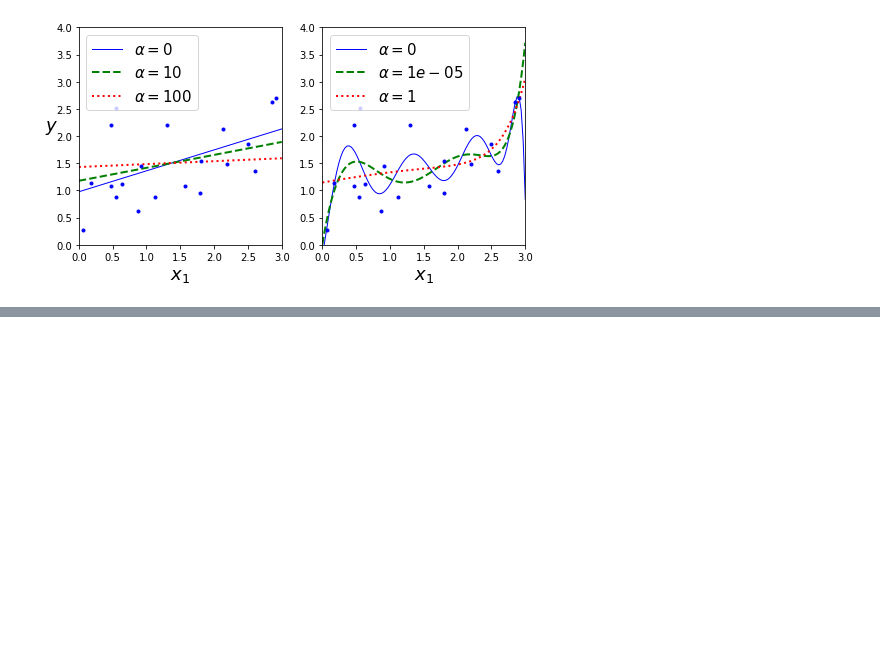
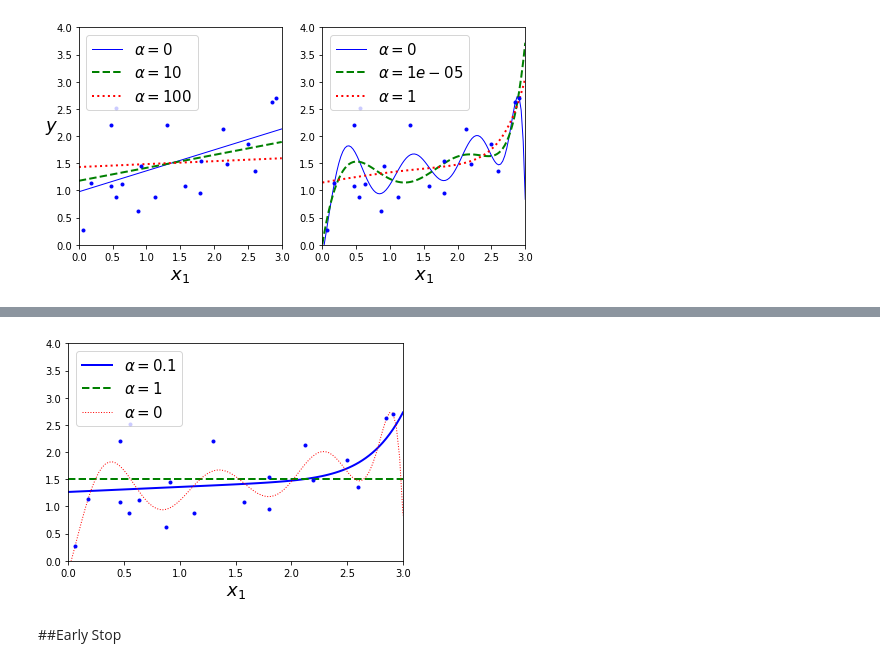
Before and after one commit to ChiaraAlba/Decision-Tree, a Jupyter notebook: practice.ipynb, the cells around one changed output, grey strips where cells are left out. Drawn from its saved outputs; the diff is of its cells as text; code cells hidden in the pictures; blank space fills up the shorter version.

```diff
--- a/practice.ipynb
+++ b/practice.ipynb
@@ -431,0 +458,8 @@ plt.show()
+# %%
+from sklearn.linear_model import ElasticNet
+
+plot_model(ElasticNet, polynomial=True, alphas=(0.1, 1, 0), random_state=42, l1_ratio =0.9)
+# %% [output]
+[figure, added]
+# %% [markdown]
+##Early Stop
```
Also changed, not shown: parts of 21 cells of this notebook.
